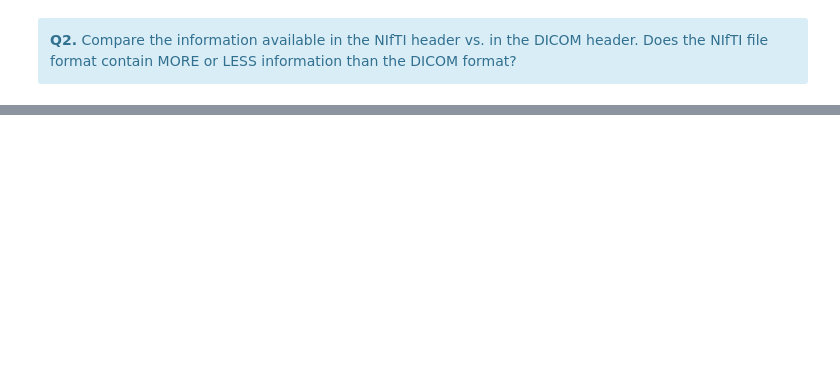
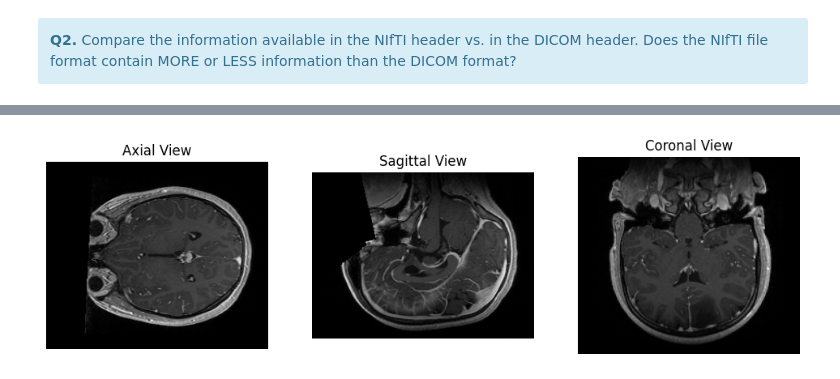
Before and after one commit to Christelleelkhoury/AIM, a Jupyter notebook: notebooks/week2/lesson3.ipynb, the cells around one changed output, grey strips where cells are left out. Cells and saved outputs as stored; diff of their text form; code cells hidden in the pictures; blank space fills up the shorter version.

```diff
--- a/notebooks/week2/lesson3.ipynb
+++ b/notebooks/week2/lesson3.ipynb
@@ -252,3 +285,21 @@ print(nifti_image.header)
 <div class="alert alert-block alert-info">
 <b>Q2.</b> Compare the information available in the NIfTI header vs. in the DICOM header. Does the NIfTI file format contain MORE or LESS information than the DICOM format?
 </div>
+# %%
+dicom_directory = f'./data/ReMIND/sub-002/anat/T1w/'
+output_file      = './nifti_file.nii'
+
+# 1) Find the series (there may be multiple — adjust index if needed)
+reader = sitk.ImageSeriesReader()
+series_IDs = reader.GetGDCMSeriesIDs(dicom_directory)
+if not series_IDs:
+    raise ValueError(f"No DICOM series found in {dicom_directory}")
+
+series_file_names = reader.GetGDCMSeriesFileNames(dicom_directory, series_IDs[0])
+reader.SetFileNames(series_file_names)
+
+# 2) Read + write
+image = reader.Execute()
+sitk.WriteImage(image, output_file)
+
+print(f"Written NIfTI to {os.path.abspath(output_file)}")
@@ -254,0 +331,33 @@ print(nifti_image.header)
+# %%
+import matplotlib.pyplot as plt
+
+# Get the image data as a numpy array
+img_data = nifti_image.get_fdata()
+
+# Get the dimensions of the image
+width, height, depth = img_data.shape
+
+# Display slices from different views
+plt.figure(figsize=(12, 4))
+
+# Axial view (slice through the z-axis)
+plt.subplot(1, 3, 1)
+plt.imshow(img_data[:, :, depth // 2], cmap='gray')
+plt.title('Axial View')
+plt.axis('off')
+
+# Sagittal view (slice through the x-axis)
+plt.subplot(1, 3, 2)
+plt.imshow(img_data[width // 2, :, :].T, cmap='gray', origin='lower')
+plt.title('Sagittal View')
+plt.axis('off')
+
+# Coronal view (slice through the y-axis)
+plt.subplot(1, 3, 3)
+plt.imshow(img_data[:, height // 2, :].T, cmap='gray', origin='lower')
+plt.title('Coronal View')
+plt.axis('off')
+
+plt.show()
+# %% [output]
+[figure, added]
```
Also changed, not shown: parts of 18 cells of this notebook, 4 other files.
